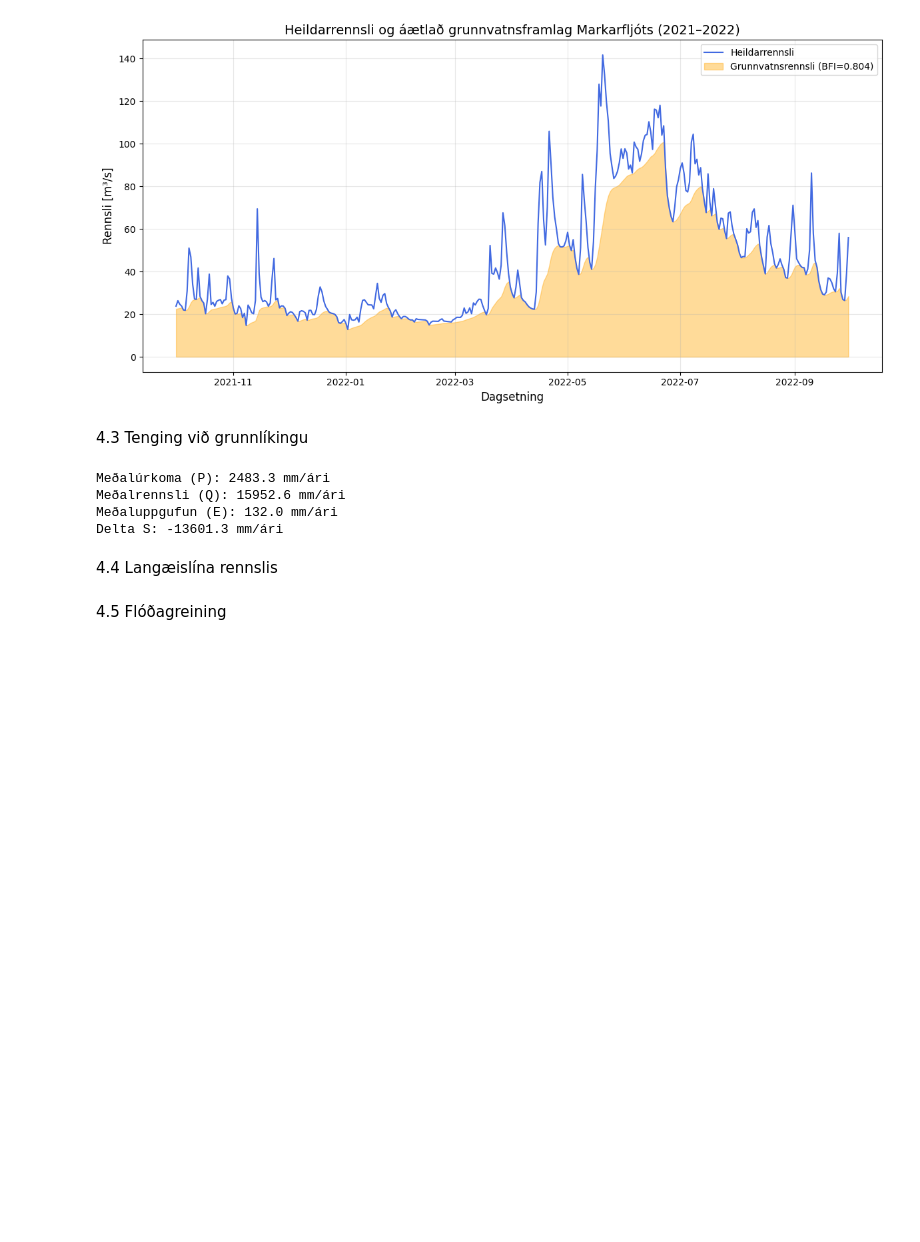
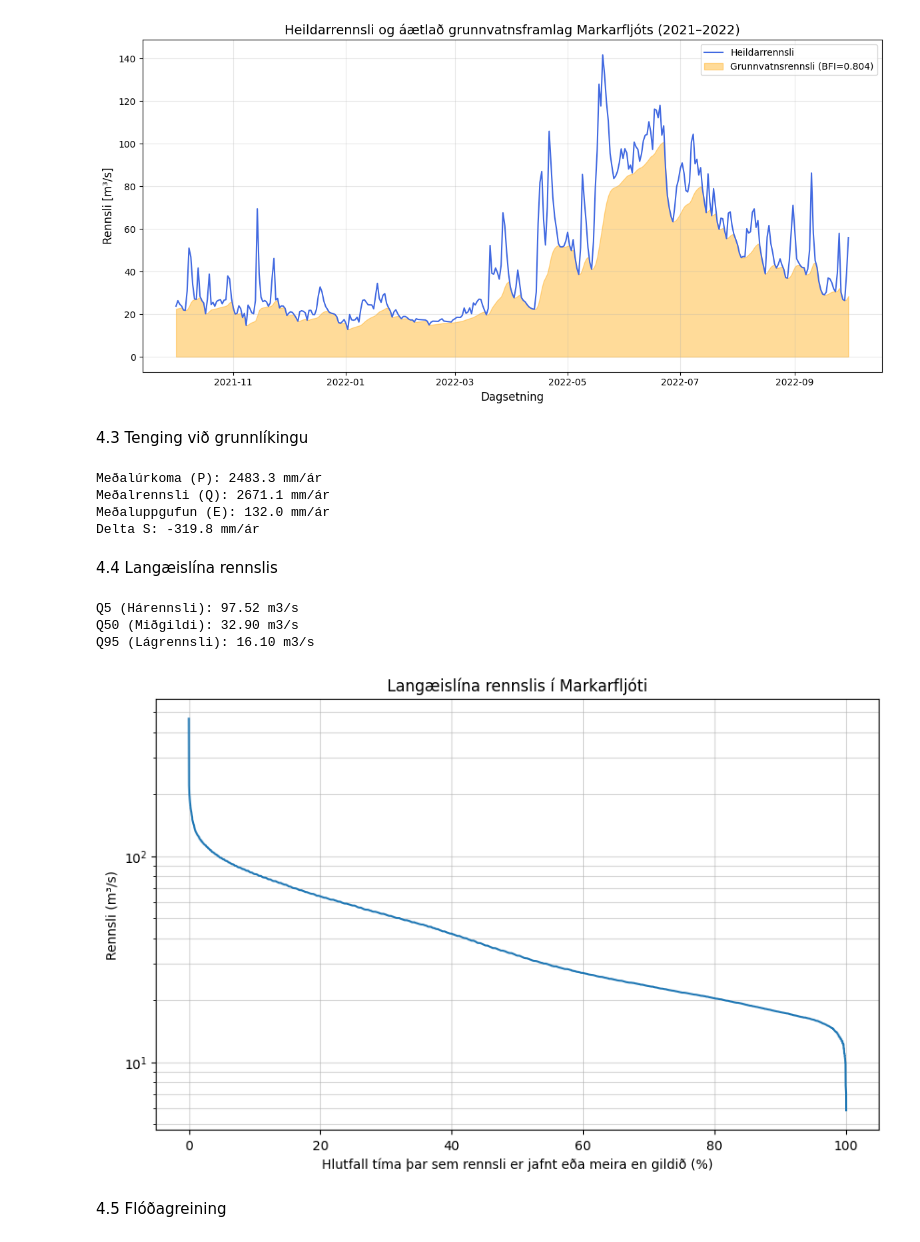
Before and after one commit to luciasoley/Lokaverkefni, a Jupyter notebook: greining.ipynb, the cells around one changed output. Saved outputs shown, nothing was run; the diff lists cells and outputs as text; code cells hidden in the pictures; blank space fills up the shorter version.

```diff
--- a/greining.ipynb
+++ b/greining.ipynb
@@ -193,30 +195,66 @@ manudir = range(1, 13)
 # %%
 vatnasvid = 516  # km2
 
-# 1. Breytum qobs úr m3/s yfir í mm/dag
-df_30ar['q_mm_dag'] = (df_30ar['qobs'] * 86400) / (vatnasvid * 1000)
+# Breytum qobs úr m3/s yfir í mm/dag
+df_30ar_1['q_mm_dag'] = (df_30ar_1['qobs'] * 86400) / (vatnasvid * 1000)
+
+medaltalsar_manudir_1 = df_30ar_1.groupby('MM').mean(numeric_only=True)
 
 # Listi yfir fjölda daga í hverjum mánuði (janúar - desember)
 dagar = [31, 28.25, 31, 30, 31, 30, 31, 31, 30, 31, 30, 31]
 
 # Við tökum meðaltal hvers mánaðar (mm/dag) og margföldum við fjölda daga í þeim mánuði
 P_ar = sum(medaltalsar_manudir['prec_carra'] * dagar)
-Q_ar = sum(medaltalsar_manudir_1['qobs'] * dagar)
+Q_ar = sum(medaltalsar_manudir_1['q_mm_dag'] * dagar)
 E_ar = sum(medaltalsar_manudir['total_et'] * dagar)
 
-print(f"Meðalúrkoma (P): {round(P_ar, 1)} mm/ári")
-print(f"Meðalrennsli (Q): {round(Q_ar, 1)} mm/ári")
-print(f"Meðaluppgufun (E): {round(E_ar, 1)} mm/ári")
-
-# Reikna Delta S
-delta_s = P_ar - Q_ar - E_ar
-print(f"Delta S: {round(delta_s, 1)} mm/ári")
+print(f"Meðalúrkoma (P): {round(P_ar, 1)} mm/ár")
+print(f"Meðalrennsli (Q): {round(Q_ar, 1)} mm/ár")
+print(f"Meðaluppgufun (E): {round(E_ar, 1)} mm/ár")
+print(f"Delta S: {round(P_ar - Q_ar - E_ar, 1)} mm/ár")
 # %% [output]
-Meðalúrkoma (P): 2483.3 mm/ári
-Meðalrennsli (Q): 15952.6 mm/ári
-Meðaluppgufun (E): 132.0 mm/ári
-Delta S: -13601.3 mm/ári
+Meðalúrkoma (P): 2483.3 mm/ár
+Meðalrennsli (Q): 2671.1 mm/ár
+Meðaluppgufun (E): 132.0 mm/ár
+Delta S: -319.8 mm/ár
 # %% [markdown]
 4.4 Langæislína rennslis
+# %%
+import pandas as pd
+import numpy as np
+import matplotlib.pyplot as plt
+
+# Lesa inn skrá
+df_q = pd.read_csv('ID_66_q.csv', sep=';')
+
+# Raða rennslinu frá hæsta til lægsta
+data = df_q['qobs'].sort_values(ascending=False).values
+
+# Búum til röð frá 0 upp í 100 sem passar við fjölda mælinga
+exceedance_prob = np.arange(1, len(data) + 1) / len(data) * 100
+
+# Finna gildin Q5, Q50 og Q95
+q5 = np.percentile(data, 95)
+q50 = np.percentile(data, 50)
+q95 = np.percentile(data, 5)
+
+print(f"Q5 (Hárennsli): {q5:.2f} m3/s")
+print(f"Q50 (Miðgildi): {q50:.2f} m3/s")
+print(f"Q95 (Lágrennsli): {q95:.2f} m3/s")
+
+# Teikna myndina
+plt.figure(figsize=(10, 6))
+plt.plot(exceedance_prob, data)
+plt.xlabel('Hlutfall tíma þar sem rennsli er jafnt eða meira en gildið (%)')
+plt.ylabel('Rennsli (m³/s)')
+plt.title('Langæislína rennslis í Markarfljóti')
+plt.yscale('log')
+plt.grid(True, which="both", ls="-", alpha=0.5)
+plt.show()
+# %% [output]
+Q5 (Hárennsli): 97.52 m3/s
+Q50 (Miðgildi): 32.90 m3/s
+Q95 (Lágrennsli): 16.10 m3/s
+[figure, added]
 # %% [markdown]
 4.5 Flóðagreining
```
Also changed, not shown: parts of 4 cells of this notebook, 1 other file.
